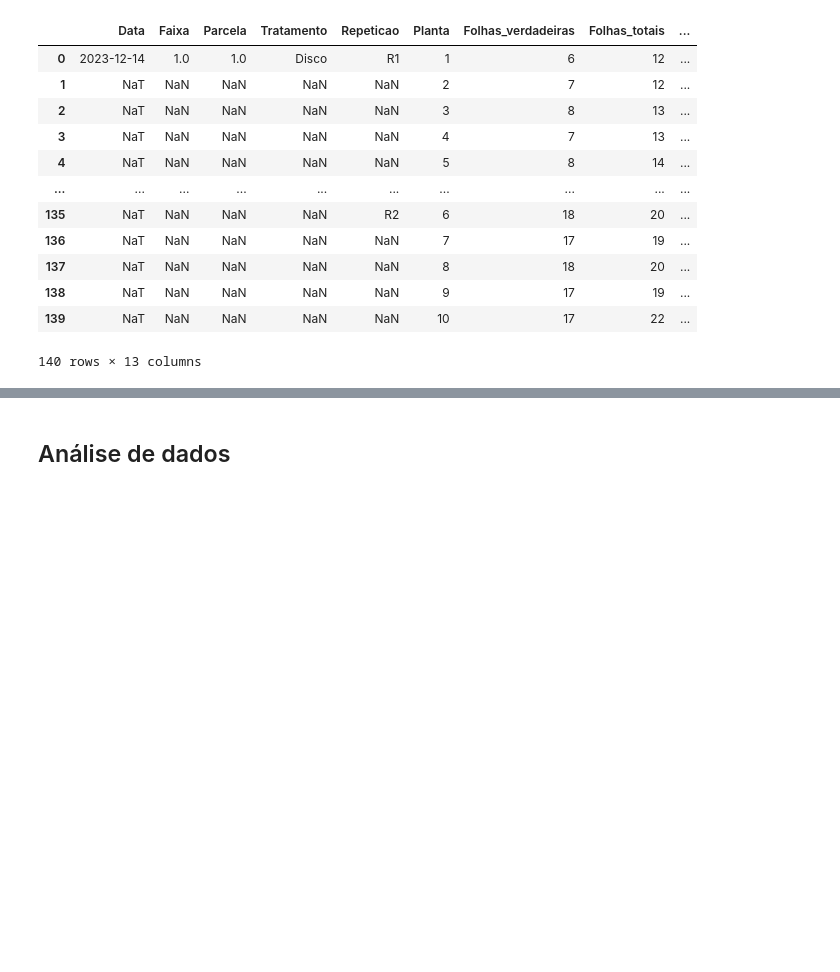
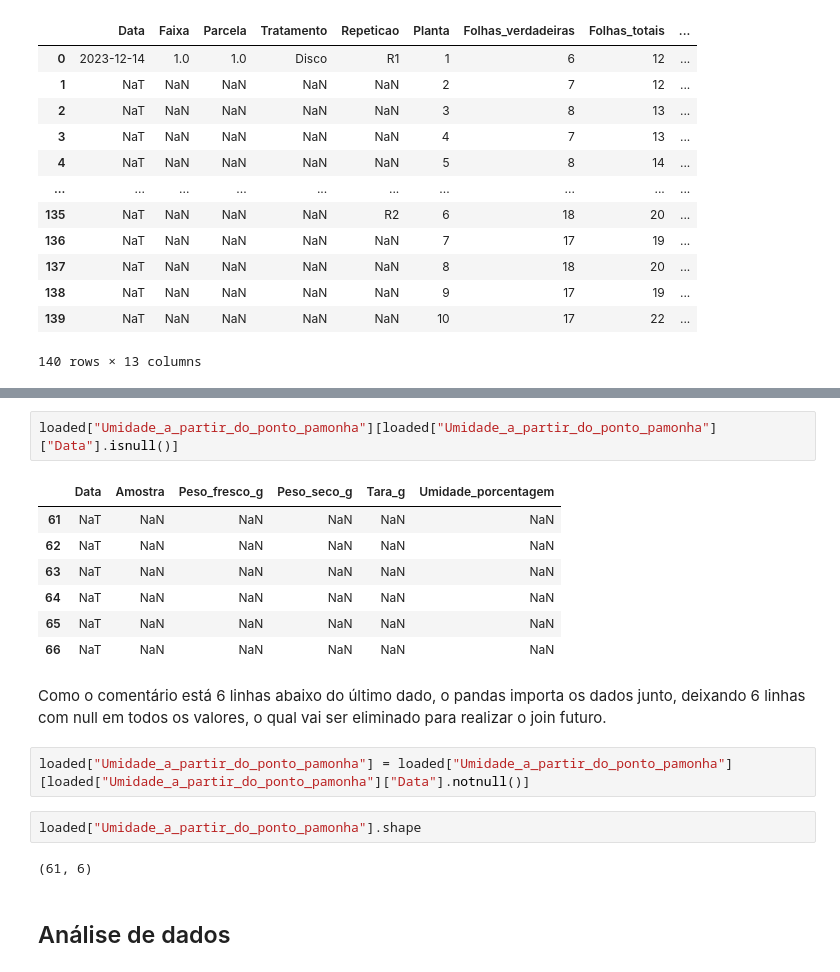
Before and after one commit to FabioVCoelho/mestrado, a Jupyter notebook: Machine Learning/Project_1/notebooks/00_exploracao_dados.ipynb, the cells around one changed output, grey strips where cells are left out. Saved outputs shown, nothing was run; the diff lists cells and outputs as text; blank space fills up the shorter version.

Commit message:
Apresentação IoT e exploração de dados ML

```diff
--- a/Machine Learning/Project_1/notebooks/00_exploracao_dados.ipynb
+++ b/Machine Learning/Project_1/notebooks/00_exploracao_dados.ipynb
@@ -735,3 +786,21 @@ loaded["Fenologia_inicial"]
+# %%
+loaded["Umidade_a_partir_do_ponto_pamonha"][loaded["Umidade_a_partir_do_ponto_pamonha"]["Data"].isnull()]
+# %% [output]
+|  | Data | Amostra | Peso_fresco_g | Peso_seco_g | Tara_g | Umidade_porcentagem |
+| 61 | NaT | NaN | NaN | NaN | NaN | NaN |
+| 62 | NaT | NaN | NaN | NaN | NaN | NaN |
+| 63 | NaT | NaN | NaN | NaN | NaN | NaN |
+| 64 | NaT | NaN | NaN | NaN | NaN | NaN |
+| 65 | NaT | NaN | NaN | NaN | NaN | NaN |
+| 66 | NaT | NaN | NaN | NaN | NaN | NaN |
+# %% [markdown]
+Como o comentário está 6 linhas abaixo do último dado, o pandas importa os dados junto, deixando 6 linhas com null em todos os valores, o qual vai ser eliminado para realizar o join futuro.
+# %%
+loaded["Umidade_a_partir_do_ponto_pamonha"] = loaded["Umidade_a_partir_do_ponto_pamonha"][loaded["Umidade_a_partir_do_ponto_pamonha"]["Data"].notnull()]
+# %%
+loaded["Umidade_a_partir_do_ponto_pamonha"].shape
+# %% [output]
+(61, 6)
 # %% [markdown]
 ## Análise de dados
 # %% [markdown]
```
Also changed, not shown: parts of 24 cells of this notebook, 4 other files.
